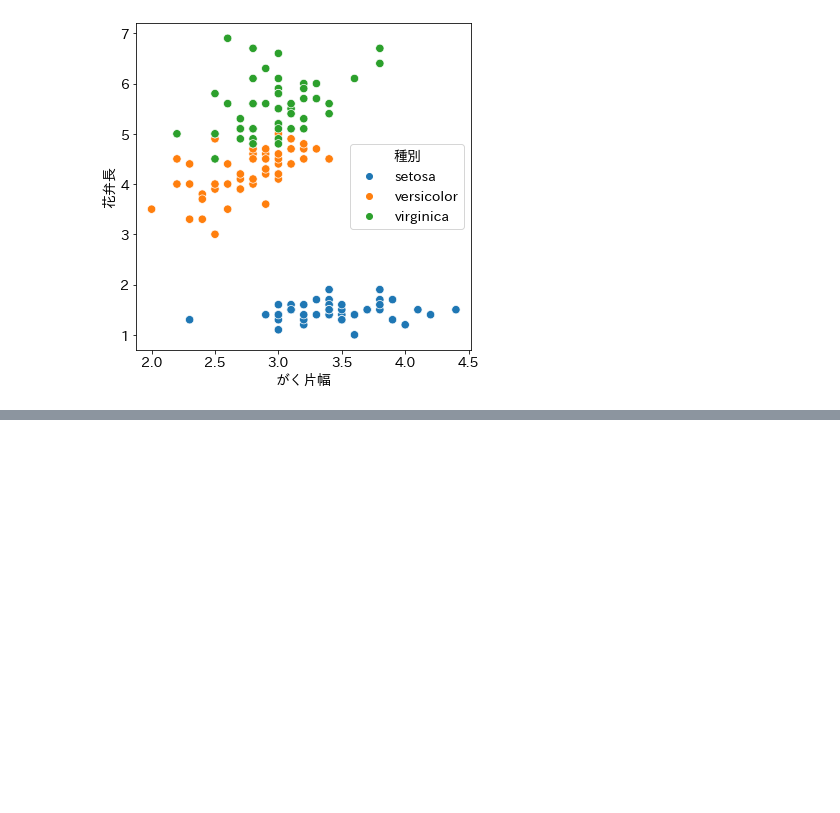
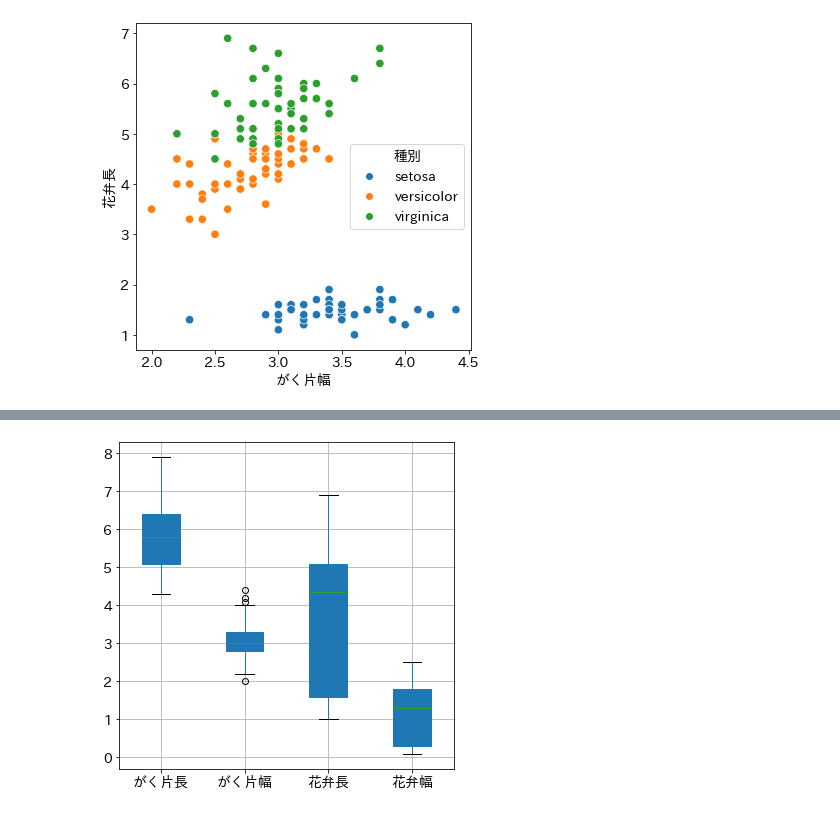
Before and after one commit to hirokimituya/book_create-profitable-AI-with-Python, a Jupyter notebook: ch04_01_data_process.ipynb, the cells around one changed output, grey strips where cells are left out. Cells and saved outputs as stored; diff of their text form; code cells hidden in the pictures; blank space fills up the shorter version.

```diff
--- a/ch04_01_data_process.ipynb
+++ b/ch04_01_data_process.ipynb
@@ -193,0 +208,11 @@ plt.show()
+# %%
+# 箱ひげ図表示 matplotlib版
+
+# グラフ描画領域の調整
+plt.figure(figsize=(6, 6))
+
+# 箱ひげ図の描画
+df_iris.boxplot(patch_artist=True)
+plt.show()
+# %% [output]
+[figure, added]
```
Also changed, not shown: parts of 4 cells of this notebook.
